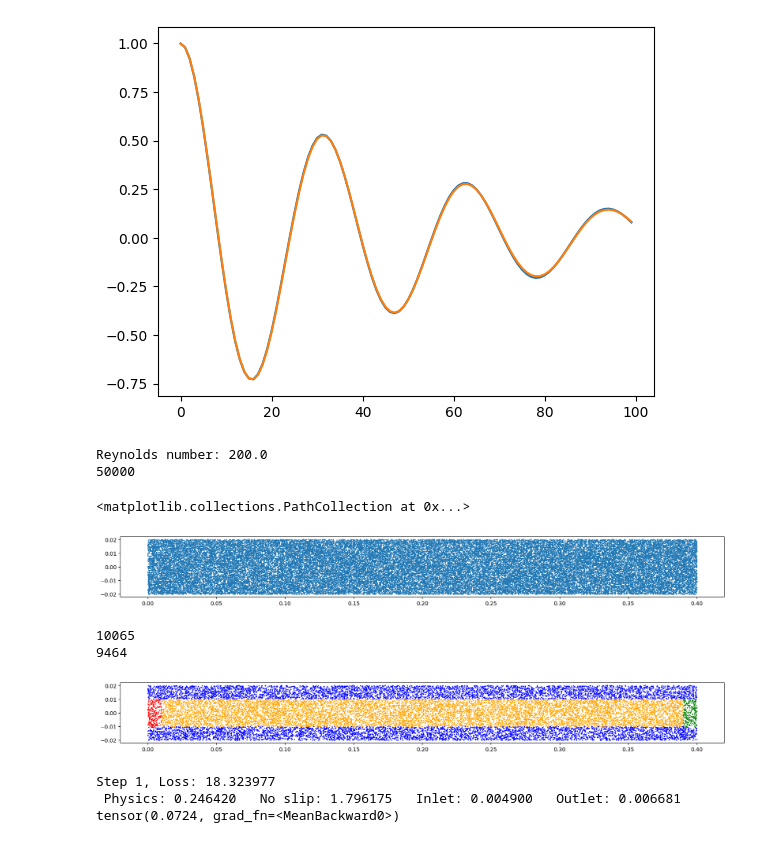
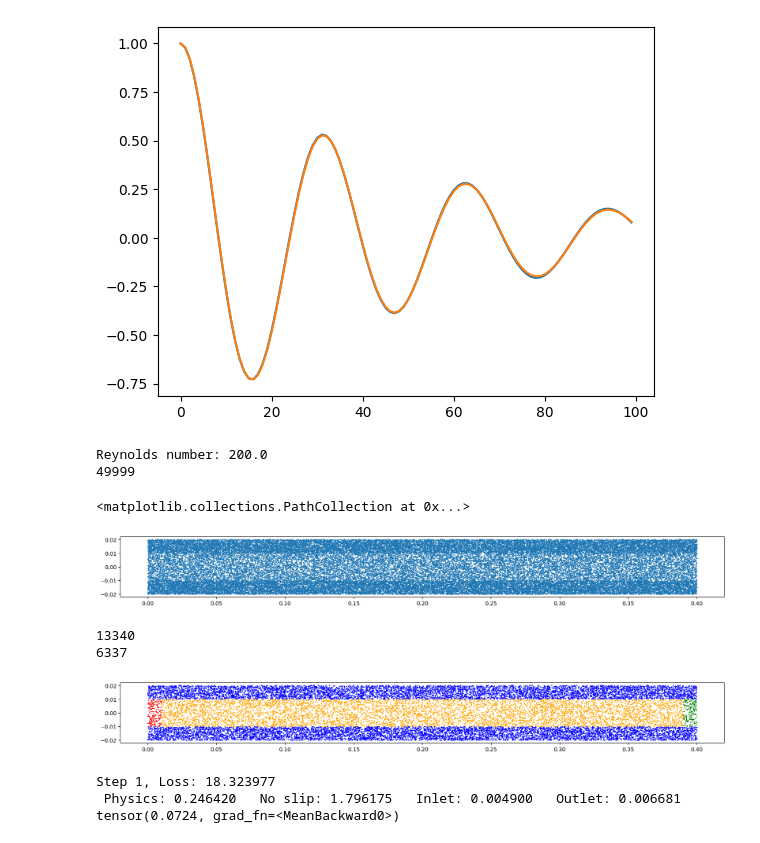
Before and after one commit to GuilBess/TB_PINN, a Jupyter notebook: example.ipynb, the cells around one changed output. Cells and saved outputs as stored; diff of their text form; code cells hidden in the pictures.

```diff
--- a/example.ipynb
+++ b/example.ipynb
@@ -116,8 +116,8 @@ def generate_points(N):
     # Define zones as (x_min, x_max, y_min, y_max, weight)
     zones = [
         (0, 0.4, -0.02, 0.02, 0.01),           # Base zone
-        (0, 0.4, 0.01, 0.02, 0.00),          # Upper horizontal band
-        (0, 0.4, -0.02, -0.01, 0.00),        # Lower horizontal band
+        (0, 0.4, 0.01, 0.02, 0.01),          # Upper horizontal band
+        (0, 0.4, -0.02, -0.01, 0.01),        # Lower horizontal band
         (0.19, 0.21, -0.01, 0.01, 0.0)           # Center square
     ]
 
@@ -174,9 +174,9 @@ ax.set_aspect("equal")
 ax.scatter(tensor_np[:,0], tensor_np[:,1], s = 1)
 # %% [output]
 Reynolds number: 200.0
-50000
+49999
 <matplotlib.collections.PathCollection at 0x...>
-[figure, old version]
+[figure, new version]
 # %%
 def compute_PDE(xy, y_in):
     u = y_in[:, 0:1]
@@ -205,28 +205,29 @@ def compute_PDE(xy, y_in):
 # %%
 # Verify masks
 omg = generate_points(20000)
 t = torch.from_numpy(omg)
 x_vals_tensor = t[:, 0]
 y_vals_tensor = t[:, 1]
 
 no_slip_mask = (y_vals_tensor < -h) | (y_vals_tensor > h)
 inlet_mask = (torch.abs(x_vals_tensor - 0) < 1e-2) & (~no_slip_mask)
-outlet_mask = (torch.abs(x_vals_tensor - L * L_factor) < 1e-2) & (~no_slip_mask)
+outlet_mask = ((L * 2 - x_vals_tensor) < 1e-2) & (~no_slip_mask)
 interior_mask = ~(no_slip_mask | inlet_mask | outlet_mask)
+masks = (no_slip_mask, inlet_mask, outlet_mask, interior_mask)
 
 fig, ax = plt.subplots(figsize=(20, 20))
 ax.set_aspect("equal")
 ax.scatter(t[no_slip_mask][:,0], t[no_slip_mask][:,1], s = 1, c = "blue")
 ax.scatter(t[inlet_mask][:,0], t[inlet_mask][:,1], s = 1, c="red")
 ax.scatter(t[outlet_mask][:,0], t[outlet_mask][:,1], s = 1, c="green")
 ax.scatter(t[interior_mask][:,0], t[interior_mask][:,1], s = 1, c="orange")
 
 print(len(t[no_slip_mask]))
 print(len(t[interior_mask]))
 # %% [output]
-10065
-9464
+13340
+6337
-[figure, old version]
+[figure, new version]
 # %%
 from tqdm import trange, tqdm
 
```
Also changed, not shown: 3 other files.
